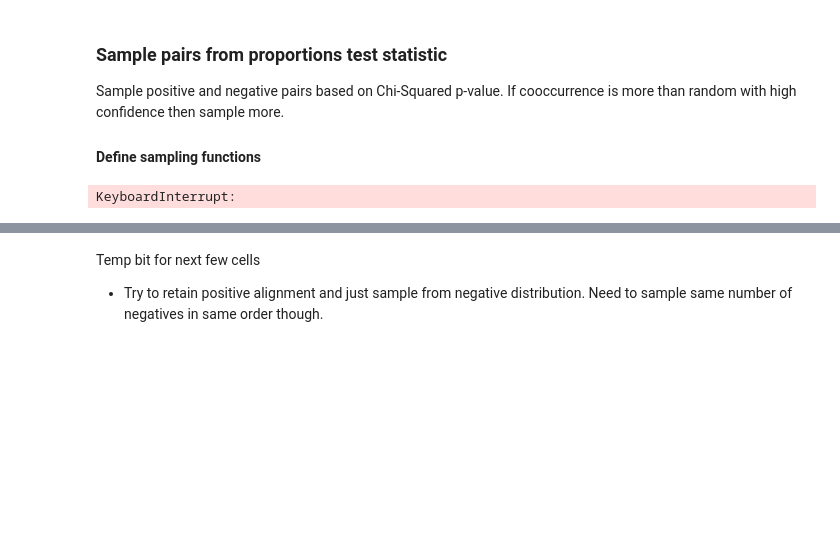
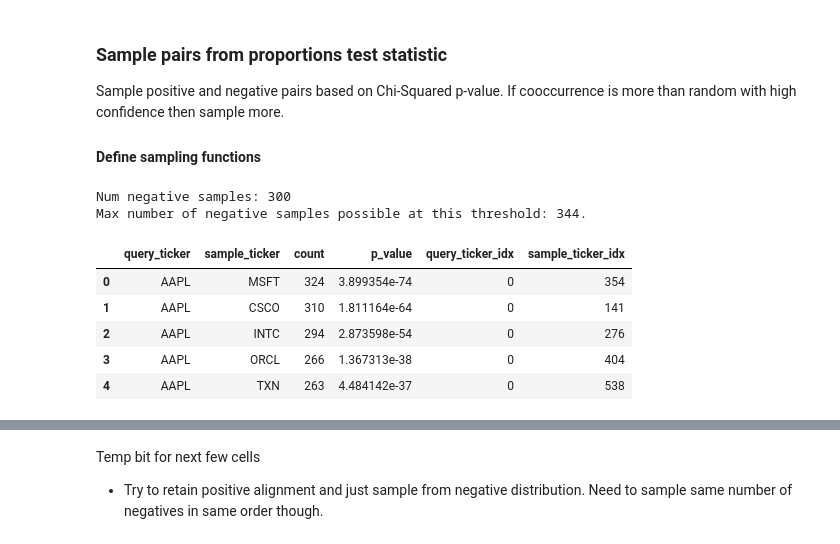
Before and after one commit to rian-dolphin/stock-embeddings, a Jupyter notebook: contrastive/4_experiment.ipynb, the cells around one changed output, grey strips where cells are left out. Drawn from its saved outputs; the diff is of its cells as text; code cells hidden in the pictures; blank space fills up the shorter version.

```diff
--- a/contrastive/4_experiment.ipynb
+++ b/contrastive/4_experiment.ipynb
@@ -23,16 +23,16 @@ No change made because period entered is 1
 ### Generate raw positive and negative samples
 # %%
 num_TS = X.shape[0]
-num_pos_samples = 10
-period = 10
-stride = 3
-num_neg_samples = 30
+num_pos_samples = 32
+window_size = 5
+stride = 2
+# num_neg_samples = 30
 
-print(f"Context Size: {num_pos_samples}, Period: {period}, Stride: {stride}")
-print(f"Number of Negative Samples: {num_neg_samples}")
+print(f"Context Size: {num_pos_samples}, Period: {window_size}, Stride: {stride}")
+# print(f"Number of Negative Samples: {num_neg_samples}")
 
 from utils.context import get_tgt_context_euclidean_multiprocess
-positive_tgt_context_sets = get_tgt_context_euclidean_multiprocess(ts_array=X, m=period, k=num_pos_samples, stride=stride, z_normalize=False, st_dev_pruning=False, verbose=True)
-negative_tgt_context_sets = get_tgt_context_euclidean_multiprocess(ts_array=X, m=period, k=num_neg_samples, stride=stride, z_normalize=False, st_dev_pruning=False, top_k=False, verbose=True)
+positive_tgt_context_sets = get_tgt_context_euclidean_multiprocess(ts_array=X, m=window_size, k=num_pos_samples, stride=stride, z_normalize=False, st_dev_pruning=False, verbose=True)
+# negative_tgt_context_sets = get_tgt_context_euclidean_multiprocess(ts_array=X, m=period, k=num_neg_samples, stride=stride, z_normalize=False, st_dev_pruning=False, top_k=False, verbose=True)
 print(f"Number (anchor, positive, negative) samples: {len(positive_tgt_context_sets)}")
 # %% [output]
@@ -45,7 +42,3 @@ Number (anchor, positive, negative) samples: 953771
-# %%
-import pickle
-with open('samples_pairwise.pkl', 'rb') as handle:
-    positive_tgt_context_sets = pickle.load(handle)
 # %%
 import pandas as pd
 import numpy as np
@@ -83,3 +74,0 @@ pairwise_p_value_df = get_pairwise_p_values(positive_sample_distributions, data,
-# %%
-with open('p_value_df_p1_daily_p10_s3_n10.pkl', 'rb') as handle:
-    pairwise_p_value_df = pickle.load(handle)
@@ -86,19 +77,51 @@ with open('p_value_df_p1_daily_p10_s3_n10.pkl', 'rb') as handle:
 # %%
 from tqdm import tqdm
 from utils.contrastive_helpers import get_sampling_distribution, sample_tgt_context_sets_from_distribution
-num_neg_samples = 64
+import pandas as pd
+positive_threshold = 0.1
+negative_threshold = 0.8
+
+num_neg_samples = 300
 num_pos_samples = 32
+
+min_remaining = pairwise_p_value_df[1-pairwise_p_value_df["p_value"]<negative_threshold].groupby("query_ticker")["sample_ticker"].nunique().min()
+
+print(f"Num negative samples: {num_neg_samples}\nMax number of negative samples possible at this threshold: {min_remaining}.")
+if min_remaining<num_neg_samples:
+    raise ValueError(f"Need to decrease num_neg samples to {min_remaining} or increase threshold")
+
+
+
 num_sets = 5000
 dist_shapes = []
-positive_tgt_context_sets = []
-negative_tgt_context_sets = []
+# positive_tgt_context_sets = []
+# negative_tgt_context_sets = []
+index_samples = []
 for ticker in tqdm(data.tickers):
-    temp_ticker_distribution_pos = get_sampling_distribution(ticker, pairwise_p_value_df, sample_type="positive_samples")
-    temp_ticker_distribution_neg = get_sampling_distribution(ticker, pairwise_p_value_df, sample_type="negative_samples")
+    temp_ticker_distribution_pos = get_sampling_distribution(ticker, pairwise_p_value_df, sample_type="positive_samples", positive_threshold=positive_threshold)
+    temp_ticker_distribution_neg = get_sampling_distribution(ticker, pairwise_p_value_df, sample_type="negative_samples", negative_threshold=negative_threshold)
     dist_shapes.append((temp_ticker_distribution_pos.shape[0], temp_ticker_distribution_neg.shape[0]))
     temp_ticker_positive_sets = sample_tgt_context_sets_from_distribution(temp_ticker_distribution_pos, n_samples=num_sets, sample_size=num_pos_samples)
     temp_ticker_negative_sets = sample_tgt_context_sets_from_distribution(temp_ticker_distribution_neg, n_samples=num_sets, sample_size=num_neg_samples)
-    positive_tgt_context_sets += temp_ticker_positive_sets
-    negative_tgt_context_sets += temp_ticker_negative_sets
+    # positive_tgt_context_sets += temp_ticker_positive_sets
+    # negative_tgt_context_sets += temp_ticker_negative_sets
+    index_samples += [
+        (
+            data.ticker2idx[ticker],
+            [data.ticker2idx[xi] for xi in p[1]],
+            [data.ticker2idx[xi] for xi in n[1]],
+        )
+        for p, n in zip(temp_ticker_positive_sets, temp_ticker_negative_sets)
+    ]
 # %% [output]
-KeyboardInterrupt:
+Num negative samples: 300
+Max number of negative samples possible at this threshold: 344.
+# %%
+pairwise_p_value_df.head()
+# %% [output]
+|  | query_ticker | sample_ticker | count | p_value | query_ticker_idx | sample_ticker_idx |
+| 0 | AAPL | MSFT | 324 | 3.899354e-74 | 0 | 354 |
+| 1 | AAPL | CSCO | 310 | 1.811164e-64 | 0 | 141 |
+| 2 | AAPL | INTC | 294 | 2.873598e-54 | 0 | 276 |
+| 3 | AAPL | ORCL | 266 | 1.367313e-38 | 0 | 404 |
+| 4 | AAPL | TXN | 263 | 4.484142e-37 | 0 | 538 |
```
Also changed, not shown: parts of 27 cells of this notebook.
